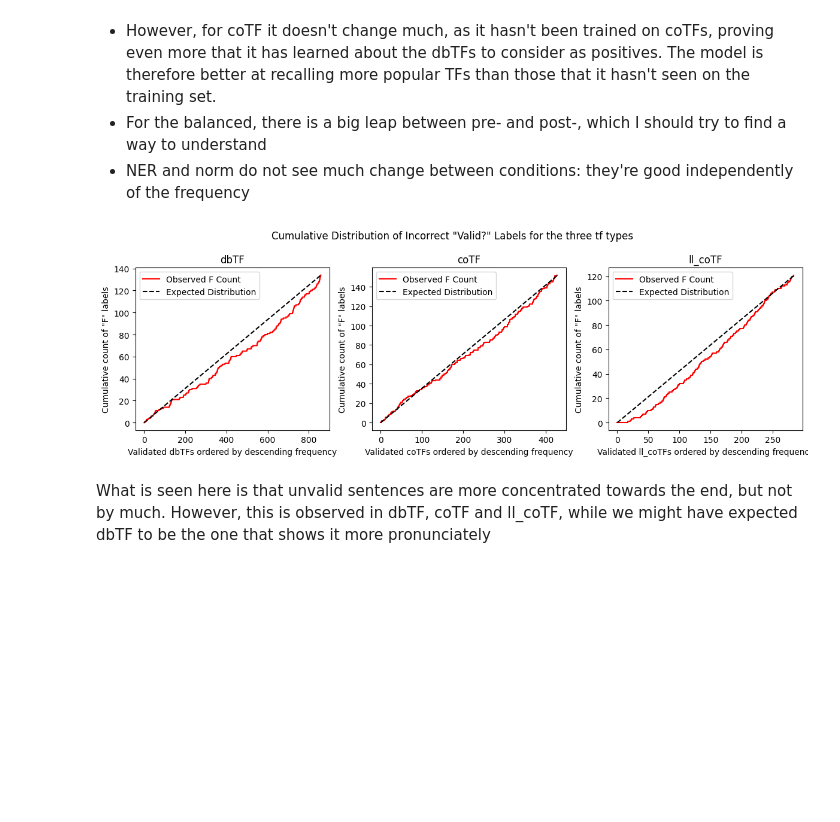
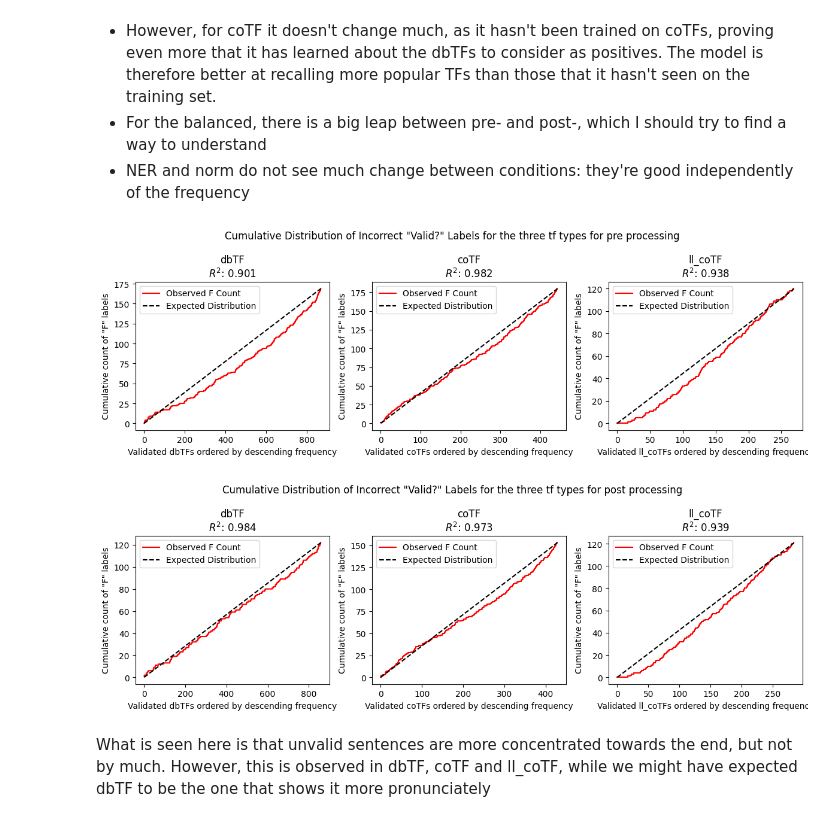
Before and after one commit to Rbbt-Workflows/ExTRI2, a Jupyter notebook: analysis/analysis.ipynb, the cells around one changed output. Saved outputs shown, nothing was run; the diff lists cells and outputs as text; code cells hidden in the pictures; blank space fills up the shorter version.

Commit message:
Improved validation and analysis notebooks

```diff
--- a/analysis/analysis.ipynb
+++ b/analysis/analysis.ipynb
@@ -50,6 +56,7 @@ config = load_config()
 
 # Load ExTRI dataset
 ExTRI2_df = pd.read_csv(config['final_ExTRI2_p'], sep="\t", dtype=str, keep_default_na=False)
+ExTRI2_df['TRI Id']             = ExTRI2_df['TF Id'] + '|' + ExTRI2_df['TG Id']
 
 # LOAD VALIDATION DATASET
 # Load the validation dataset
@@ -1026,11 +1190,13 @@ COMMENT:
 * For the balanced, there is a big leap between pre- and post-, which I should try to find a way to understand
 * NER and norm do not see much change between conditions: they're good independently of the frequency
 # %%
-def plot_false_validation_distribution(ExTRI2_df: pd.DataFrame, val_df: pd.DataFrame):
+from sklearn.metrics import r2_score
+
+def plot_false_validation_distribution(ExTRI2_df: pd.DataFrame, val_df: pd.DataFrame, pre_post: str):
 
     # Initialise plot
     fig, axes = plt.subplots(ncols=3, figsize=(12, 4))
-    plt.suptitle('Cumulative Distribution of Incorrect "Valid?" Labels for the three tf types')
+    plt.suptitle(f'Cumulative Distribution of Incorrect "Valid?" Labels for the three tf types for {pre_post} processing')
 
 
     for i, tf_type in enumerate(['dbTF', 'coTF', 'll_coTF']):
@@ -1039,40 +1205,47 @@ def plot_false_validation_distribution(ExTRI2_df: pd.DataFrame, val_df: pd.DataF
         all_sents = ExTRI2_df[ExTRI2_df['TF_type'] == tf_type]
 
         # Get the subset of balanced TF_type sentences (post-processing)
-        val_balanced = val_df[(val_df['TF_type'] == tf_type) & (val_df['method'] == 'balanced') & (val_df['pre-post'] == 'post')].copy()
+        val_balanced = val_df[(val_df['TF_type'] == tf_type) & (val_df['method'] == 'balanced') & (val_df['pre-post'] == pre_post)].copy()
 
         # Count frequency of TF Ids in all_sents
         tf_frequencies = all_sents['TF Id'].value_counts()
 
         # Order the val_balanced dataset by TF frequency
         val_balanced['TF_frequency'] = val_balanced['TF Id'].map(tf_frequencies)
         val_balanced = val_balanced.sort_values(by='TF_frequency', ascending=False)
 
         # Add a column for the 'F' binary values (1 if Valid?=F, otherwise 0)
         val_balanced['Is_F'] = (val_balanced['Valid?'] == 'F').astype(int)
 
         # Compute cumulative sum of 'Is_F' for plotting
         val_balanced['Cumulative_F'] = val_balanced['Is_F'].cumsum()
 
         # Step 5: Plot the cumulative sum of 'F's
         ax = axes[i]
         ax.step(range(len(val_balanced)), val_balanced['Cumulative_F'], where='mid', label='Observed F Count', color='red')
 
+
         # Step 6: Plot the expected line
         total_f_count = val_balanced['Is_F'].sum()
-        ax.plot(range(len(val_balanced)), [total_f_count * (i / len(val_balanced)) for i in range(len(val_balanced))], label='Expected Distribution', linestyle='--', color='black')
+        val_balanced['Expected_F'] = [total_f_count * (i / len(val_balanced)) for i in range(len(val_balanced))]
+        ax.plot(range(len(val_balanced)), val_balanced['Expected_F'], label='Expected Distribution', linestyle='--', color='black')
+
+        # Calculate R^2
+        r2 = r2_score(val_balanced['Expected_F'], val_balanced['Cumulative_F'])
 
         # Customize plot
-        ax.set_title(tf_type)
+        ax.set_title(f"{tf_type}\n$R^2$: {r2:.3f}")
         ax.set_xlabel(f'Validated {tf_type}s ordered by descending frequency')
         ax.set_ylabel('Cumulative count of "F" labels')
         ax.legend()
 
     plt.tight_layout()
     plt.show()
 
-plot_false_validation_distribution(ExTRI2_df, validated_df)
+plot_false_validation_distribution(ExTRI2_df, validated_df, 'pre')
+plot_false_validation_distribution(ExTRI2_df, validated_df, 'post')
 # %% [output]
-[figure, old version]
+[figure, new version]
+[figure, added]
 # %% [markdown]
 What is seen here is that unvalid sentences are more concentrated towards the end, but not by much. However, this is observed in dbTF, coTF and ll_coTF, while we might have expected dbTF to be the one that shows it more pronunciately
```
Also changed, not shown: parts of 28 cells of this notebook, 18 other files.
